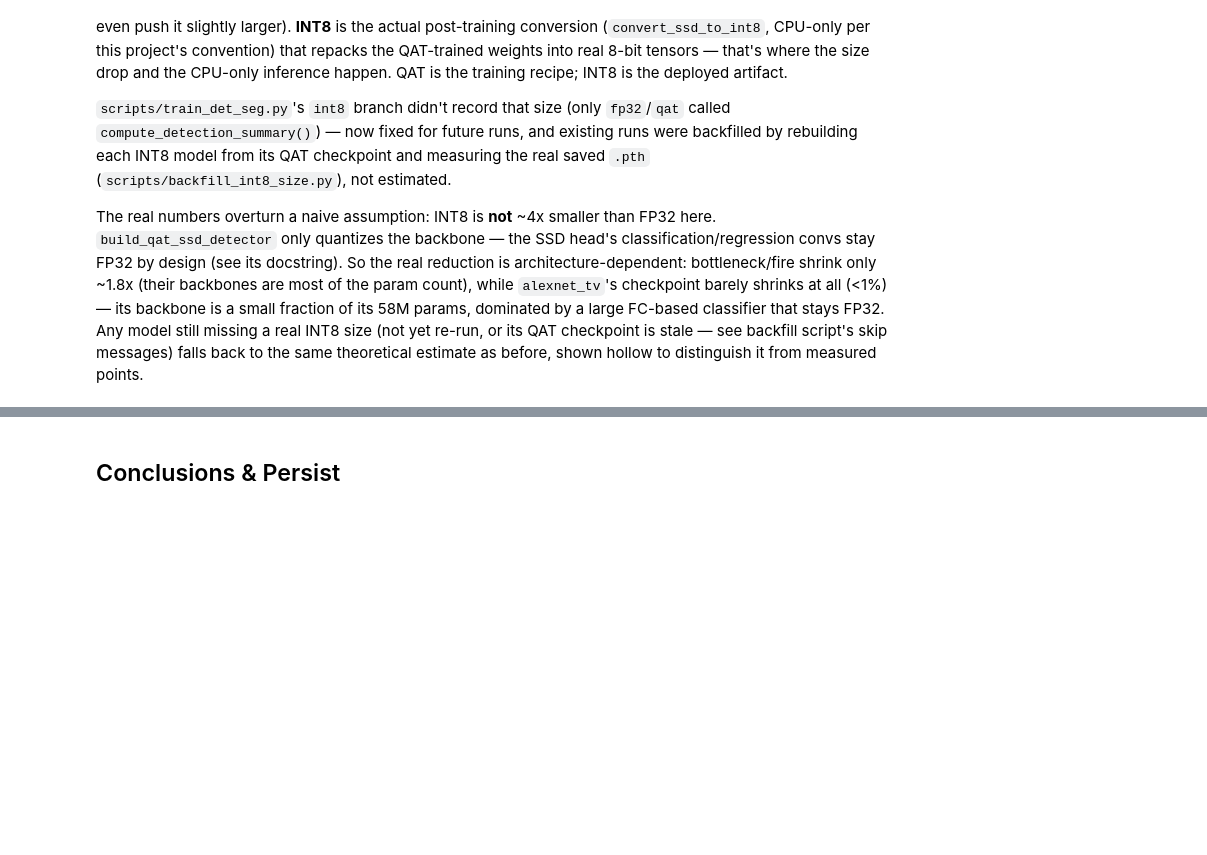
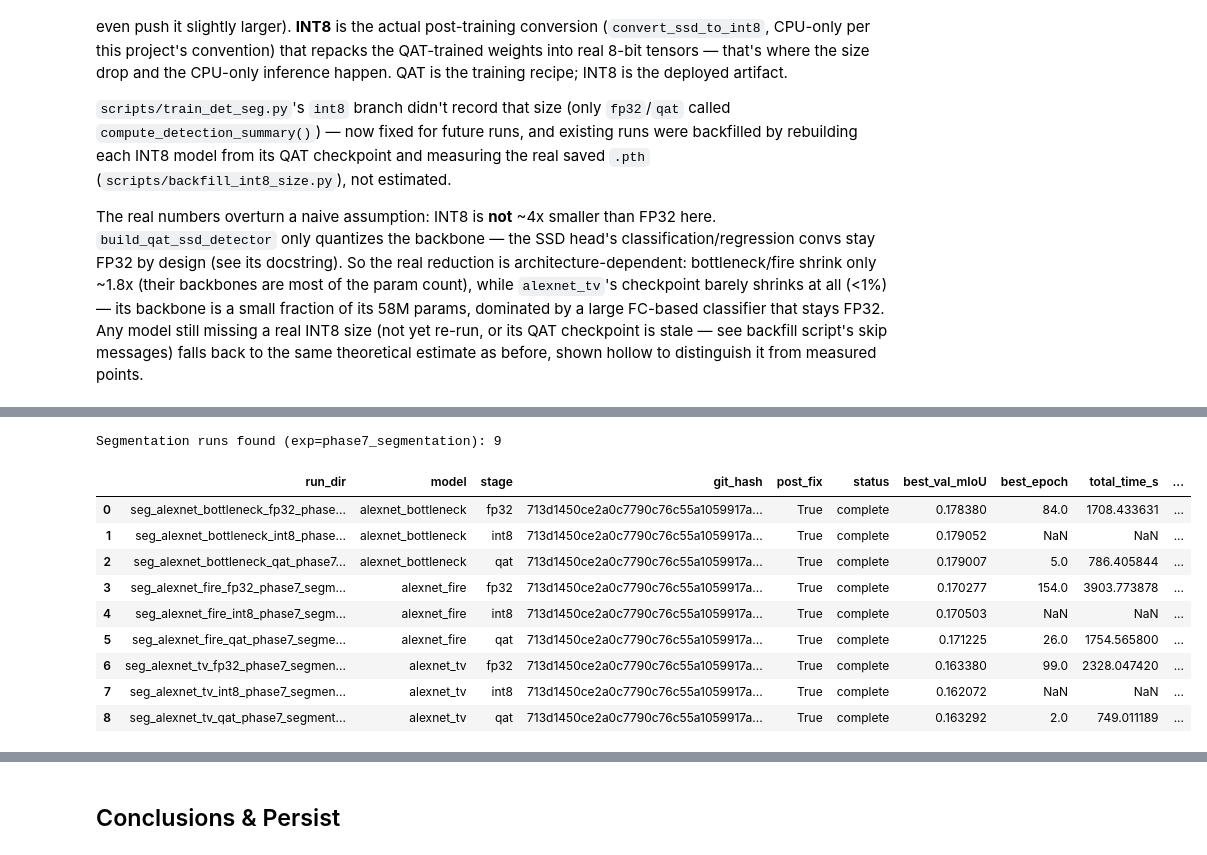
Before and after one commit to RafaelSdeS/dnn_study, a Jupyter notebook: notebooks/phase_7_detection_segmentation_analysis/phase7_results_analysis.ipynb, the cells around one changed output, grey strips where cells are left out. Drawn from its saved outputs; the diff is of its cells as text; code cells hidden in the pictures; blank space fills up the shorter version.

```diff
--- a/notebooks/phase_7_detection_segmentation_analysis/phase7_results_analysis.ipynb
+++ b/notebooks/phase_7_detection_segmentation_analysis/phase7_results_analysis.ipynb
@@ -682,0 +668,73 @@ and an H2-style mIoU-by-quantization-stage plot.
+# %%
+SEG_RUN_NAME_RE = re.compile(
+    r"^seg_(?P<model>alexnet_(?:bottleneck|fire|tv))_(?P<stage>fp32|qat|int8)_(?P<exp>.+)$"
+)
+
+
+def load_phase7_seg_runs(phase7_dir: Path = PHASE7_DIR, exp: str = "phase7_segmentation") -> pd.DataFrame:
+    rows = []
+    for run_dir in sorted(phase7_dir.glob("seg_*")):
+        if not run_dir.is_dir():
+            continue
+        m = SEG_RUN_NAME_RE.match(run_dir.name)
+        if not m or m.group("exp") != exp:
+            continue
+
+        git_hash = ""
+        git_hash_path = run_dir / "git_hash.txt"
+        if git_hash_path.exists():
+            git_hash = git_hash_path.read_text().strip()
+
+        metrics_path = run_dir / "metrics.json"
+        has_metrics = metrics_path.exists()
+        ckpt_path = run_dir / f"{run_dir.name}_best.pth"
+        row = {
+            "run_dir": run_dir.name,
+            "model": m.group("model"),
+            "stage": m.group("stage"),
+            "git_hash": git_hash,
+            "post_fix": is_post_fix(git_hash),
+            "status": run_status(run_dir, has_metrics),
+            "best_val_mIoU": np.nan,
+            "best_epoch": np.nan,
+            "total_time_s": np.nan,
+            # metrics.json["summary"] is empty for every current seg run (compute_segmentation_summary
+            # postdates the commit these were built from) -- fall back to on-disk checkpoint size.
+            # INT8 runs are eval-only and save no checkpoint, so this stays NaN for them (not estimated).
+            "ckpt_size_mb": ckpt_path.stat().st_size / 1024 ** 2 if ckpt_path.exists() else np.nan,
+        }
+
+        if has_metrics:
+            with open(metrics_path) as f:
+                metrics = json.load(f)
+            # Same fp32/qat-vs-int8 shape as load_phase7_runs above: trained runs write
+            # "best_val_mIoU" directly; INT8's eval-only pass just has a single-element "val_mIoU".
+            if "best_val_mIoU" in metrics:
+                row["best_val_mIoU"] = metrics.get("best_val_mIoU", np.nan)
+                row["best_epoch"] = metrics.get("best_epoch", np.nan)
+            else:
+                val_mIoU = metrics.get("val_mIoU")
+                if val_mIoU:
+                    row["best_val_mIoU"] = val_mIoU[-1]
+            row["total_time_s"] = metrics.get("total_time_s", np.nan)
+
+        rows.append(row)
+
+    return pd.DataFrame(rows)
+
+
+df_seg_runs = load_phase7_seg_runs()
+print(f"Segmentation runs found (exp=phase7_segmentation): {len(df_seg_runs)}")
+df_seg_runs
+# %% [output]
+Segmentation runs found (exp=phase7_segmentation): 9
+|  | run_dir | model | stage | git_hash | post_fix | status | best_val_mIoU | best_epoch | total_time_s | ... |
+| 0 | seg_alexnet_bottleneck_fp32_phase... | alexnet_bottleneck | fp32 | 713d1450ce2a0c7790c76c55a1059917a... | True | complete | 0.178380 | 84.0 | 1708.433631 | ... |
+| 1 | seg_alexnet_bottleneck_int8_phase... | alexnet_bottleneck | int8 | 713d1450ce2a0c7790c76c55a1059917a... | True | complete | 0.179052 | NaN | NaN | ... |
+| 2 | seg_alexnet_bottleneck_qat_phase7... | alexnet_bottleneck | qat | 713d1450ce2a0c7790c76c55a1059917a... | True | complete | 0.179007 | 5.0 | 786.405844 | ... |
+| 3 | seg_alexnet_fire_fp32_phase7_segm... | alexnet_fire | fp32 | 713d1450ce2a0c7790c76c55a1059917a... | True | complete | 0.170277 | 154.0 | 3903.773878 | ... |
+| 4 | seg_alexnet_fire_int8_phase7_segm... | alexnet_fire | int8 | 713d1450ce2a0c7790c76c55a1059917a... | True | complete | 0.170503 | NaN | NaN | ... |
+| 5 | seg_alexnet_fire_qat_phase7_segme... | alexnet_fire | qat | 713d1450ce2a0c7790c76c55a1059917a... | True | complete | 0.171225 | 26.0 | 1754.565800 | ... |
+| 6 | seg_alexnet_tv_fp32_phase7_segmen... | alexnet_tv | fp32 | 713d1450ce2a0c7790c76c55a1059917a... | True | complete | 0.163380 | 99.0 | 2328.047420 | ... |
+| 7 | seg_alexnet_tv_int8_phase7_segmen... | alexnet_tv | int8 | 713d1450ce2a0c7790c76c55a1059917a... | True | complete | 0.162072 | NaN | NaN | ... |
+| 8 | seg_alexnet_tv_qat_phase7_segment... | alexnet_tv | qat | 713d1450ce2a0c7790c76c55a1059917a... | True | complete | 0.163292 | 2.0 | 749.011189 | ... |
```
Also changed, not shown: parts of 16 cells of this notebook, 8 other files.
